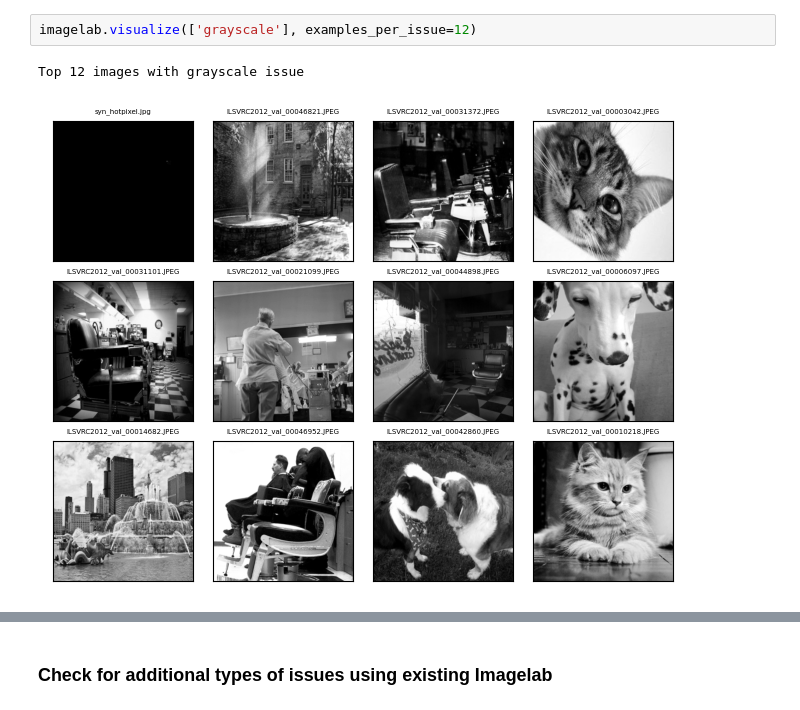
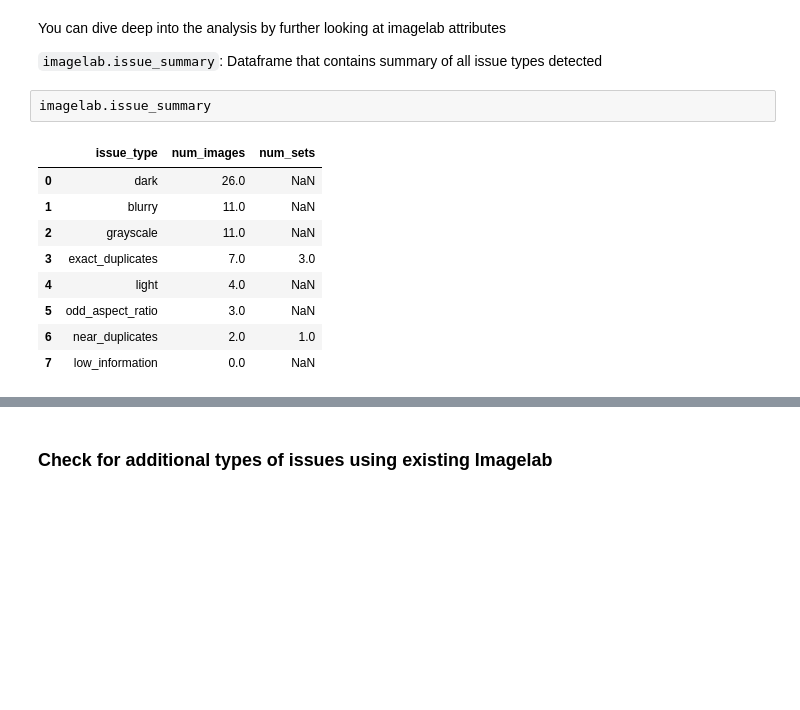
Before and after one commit to cleanlab/cleanvision, a Jupyter notebook: notebooks/demo.ipynb, the cells around one changed output, grey strips where cells are left out. Drawn from its saved outputs; the diff is of its cells as text; blank space fills up the shorter version.

```diff
--- a/notebooks/demo.ipynb
+++ b/notebooks/demo.ipynb
@@ -43,5 +77,16 @@ Top 4 images with grayscale issue
-# %%
-imagelab.visualize(['grayscale'], examples_per_issue=12)
-# %% [output]
-Top 12 images with grayscale issue
-[figure, removed]
+# %% [markdown]
+You can dive deep into the analysis by further looking at imagelab attributes
+
+`imagelab.issue_summary`: Dataframe that contains summary of all issue types detected
+# %%
+imagelab.issue_summary
+# %% [output]
+|  | issue_type | num_images | num_sets |
+| 0 | dark | 26.0 | NaN |
+| 1 | blurry | 11.0 | NaN |
+| 2 | grayscale | 11.0 | NaN |
+| 3 | exact_duplicates | 7.0 | 3.0 |
+| 4 | light | 4.0 | NaN |
+| 5 | odd_aspect_ratio | 3.0 | NaN |
+| 6 | near_duplicates | 2.0 | 1.0 |
+| 7 | low_information | 0.0 | NaN |
```
Also changed, not shown: parts of 22 cells of this notebook, 4 other files.
